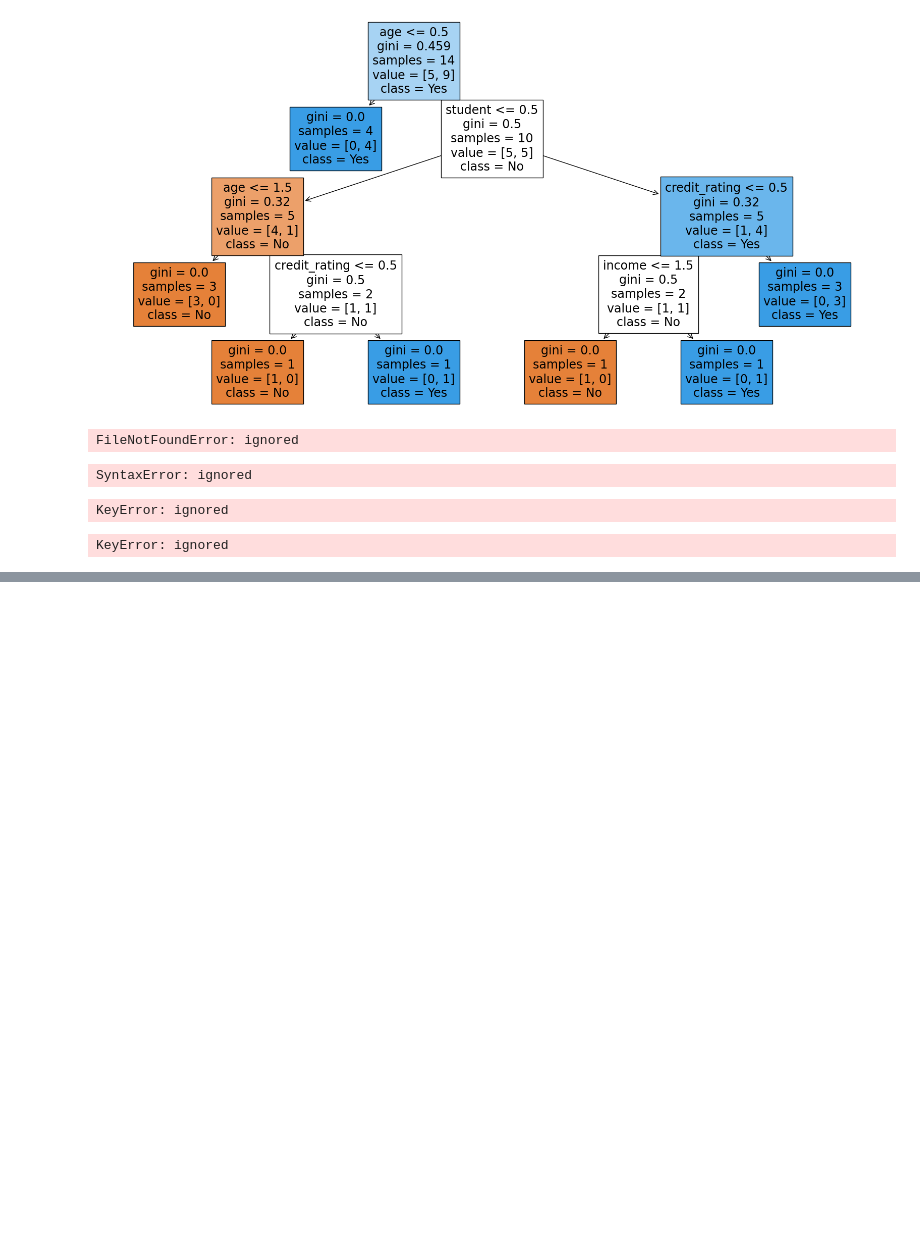
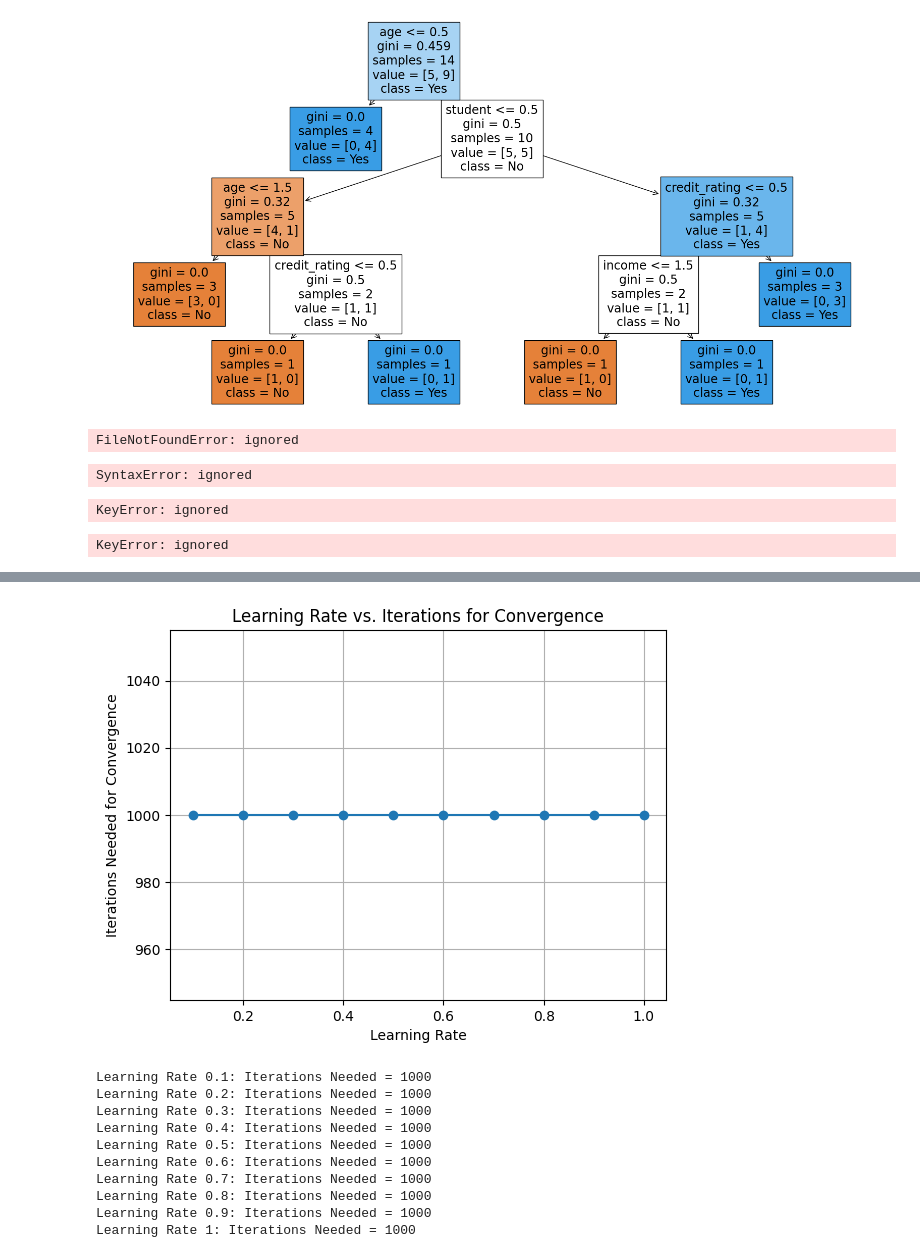
Before and after one commit to Vishwak257/MLlab, a Jupyter notebook: BL_EN_U4CSE21034.ipynb, the cells around one changed output, grey strips where cells are left out. Saved outputs shown, nothing was run; the diff lists cells and outputs as text; code cells hidden in the pictures; blank space fills up the shorter version.

```diff
--- a/BL_EN_U4CSE21034.ipynb
+++ b/BL_EN_U4CSE21034.ipynb
@@ -439,0 +584,80 @@ Converged after 130 epoch
+# %%
+import numpy as np
+import matplotlib.pyplot as plt
+
+# AND gate input
+X = np.array([[0, 0], [0, 1], [1, 0], [1, 1]])
+# AND gate output
+y = np.array([0, 0, 0, 1])
+
+#  weights and bias
+W0, W1, W2 = 10, 0.2, -0.75
+
+#  Bi-Polar Step activation function
+def bipolar_step_activation(z):
+    return 1 if z > 0 else -1
+
+# List of learning rates to test
+learning_rates = [0.1, 0.2, 0.3, 0.4, 0.5, 0.6, 0.7, 0.8, 0.9, 1]
+
+#  a list to store the number of iterations for each learning rate
+iterations_needed = []
+
+for learning_rate in learning_rates:
+    W0, W1, W2 = 10, 0.2, -0.75
+
+    #  variables for tracking epochs and errors
+    epochs = 0
+
+    while True:
+        error_sum = 0
+        for i in range(len(X)):
+            xi = X[i]
+            target = y[i]
+
+            #  weighted sum
+            z = W0 + W1 * xi[0] + W2 * xi[1]
+
+            #  predicted output
+            predicted = bipolar_step_activation(z)
+
+            #  error
+            error = target - predicted
+            error_sum += error ** 2
+
+            #  weights and bias
+            W0 += learning_rate * error
+            W1 += learning_rate * error * xi[0]
+            W2 += learning_rate * error * xi[1]
+
+        epochs += 1
+
+        # Check for convergence condition or maximum epochs
+        if error_sum <= 0.002 or epochs >= 1000:
+            break
+
+    iterations_needed.append(epochs)
+
+# Plot learning rates vs. iterations needed
+plt.plot(learning_rates, iterations_needed, marker='o')
+plt.xlabel('Learning Rate')
+plt.ylabel('Iterations Needed for Convergence')
+plt.title('Learning Rate vs. Iterations for Convergence')
+plt.grid(True)
+plt.show()
+
+# Print the number of iterations needed for each learning rate
+for i, rate in enumerate(learning_rates):
+    print(f"Learning Rate {rate}: Iterations Needed = {iterations_needed[i]}")
+# %% [output]
+[figure, added]
+Learning Rate 0.1: Iterations Needed = 1000
+Learning Rate 0.2: Iterations Needed = 1000
+Learning Rate 0.3: Iterations Needed = 1000
+Learning Rate 0.4: Iterations Needed = 1000
+Learning Rate 0.5: Iterations Needed = 1000
+Learning Rate 0.6: Iterations Needed = 1000
+Learning Rate 0.7: Iterations Needed = 1000
+Learning Rate 0.8: Iterations Needed = 1000
+Learning Rate 0.9: Iterations Needed = 1000
+Learning Rate 1: Iterations Needed = 1000
```
Also changed, not shown: parts of 16 cells of this notebook.
